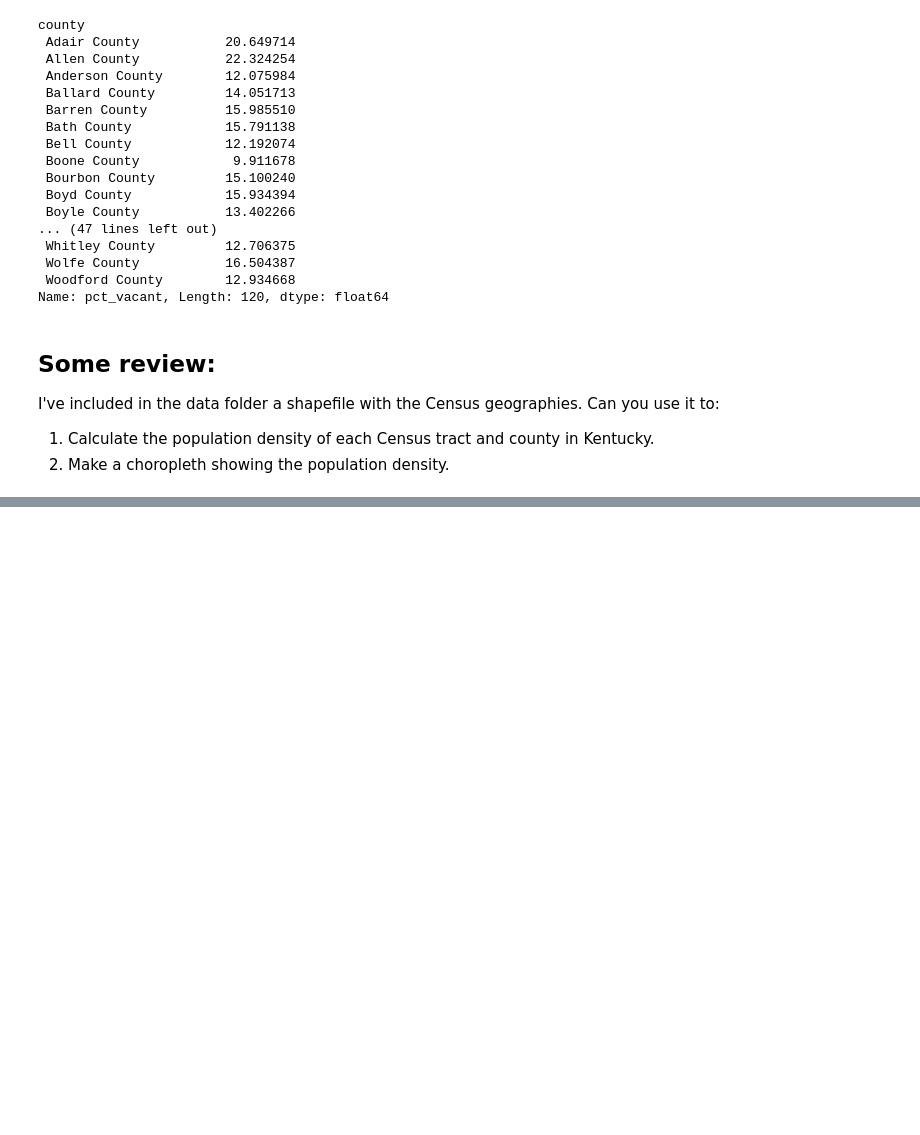
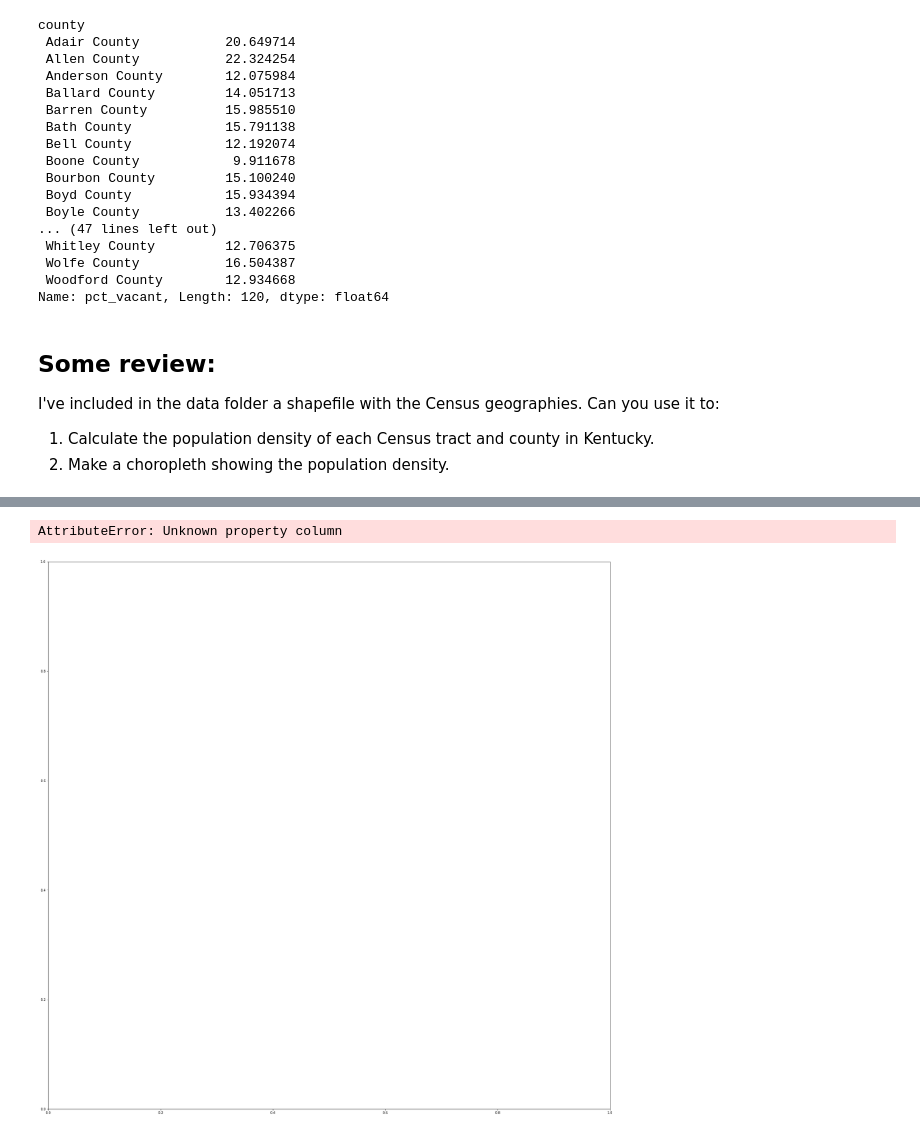
Before and after one commit to rianatanzen068/ce599, a Jupyter notebook: 11-Grouping/groupby.ipynb, the cells around one changed output, grey strips where cells are left out. Cells and saved outputs as stored; diff of their text form; code cells hidden in the pictures; blank space fills up the shorter version.

```diff
--- a/11-Grouping/groupby.ipynb
+++ b/11-Grouping/groupby.ipynb
@@ -626,0 +708,6 @@ I've included in the data folder a shapefile with the Census geographies.  Can y
+# %%
+county_pop = all_data['P1-D001'].groupby(all_data['county']).sum().to_frame(name='county_population')
+#county_pop
+# %%
+county_pop_area = pd.merge (county_pop, county_area, left_index = True, right_index = True)
+county_pop_area
@@ -626,0 +759,3 @@ I've included in the data folder a shapefile with the Census geographies.  Can y
+# %%
+all_data2 = pd.merge (all_data,county_pop_area, left_on = 'county', right_index = True)
+all_data2
@@ -626,0 +781,3 @@ I've included in the data folder a shapefile with the Census geographies.  Can y
+# %%
+all_data2=all_data2.drop_duplicates(subset=['COUNTY'])
+all_data2
@@ -626,0 +803,5 @@ I've included in the data folder a shapefile with the Census geographies.  Can y
+# %%
+all_data2.plot(column='county_density',figsize=(30, 30))
+# %% [output]
+AttributeError: Unknown property column
+[figure, added]
```
Also changed, not shown: parts of 19 cells of this notebook, 1 other file.
